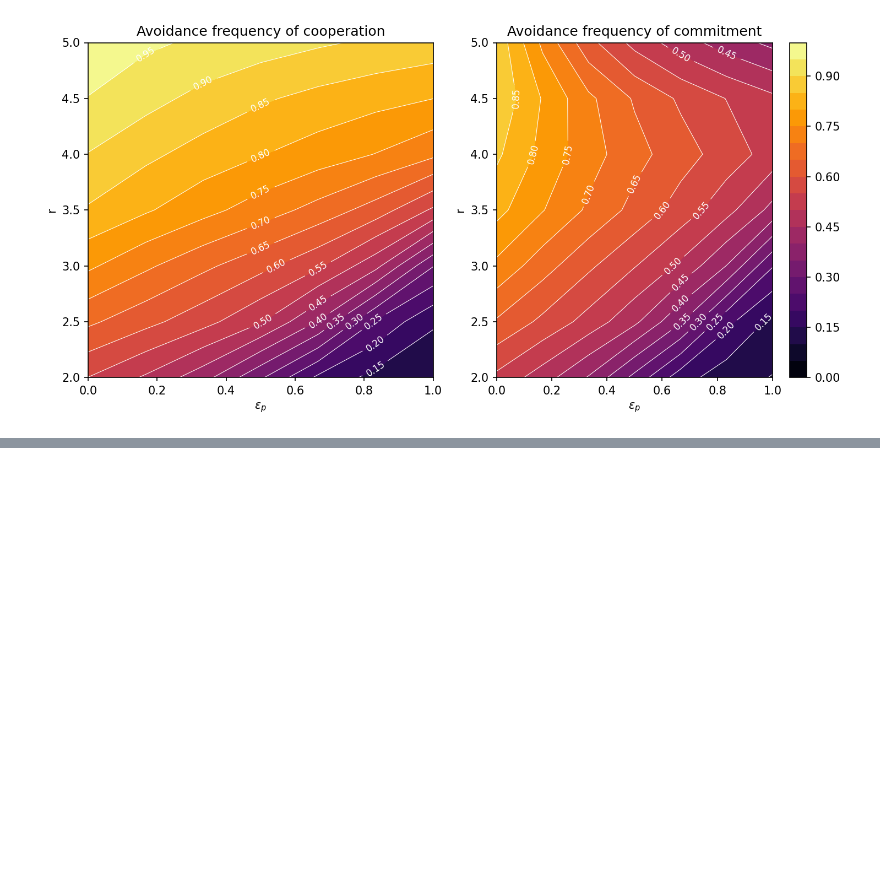
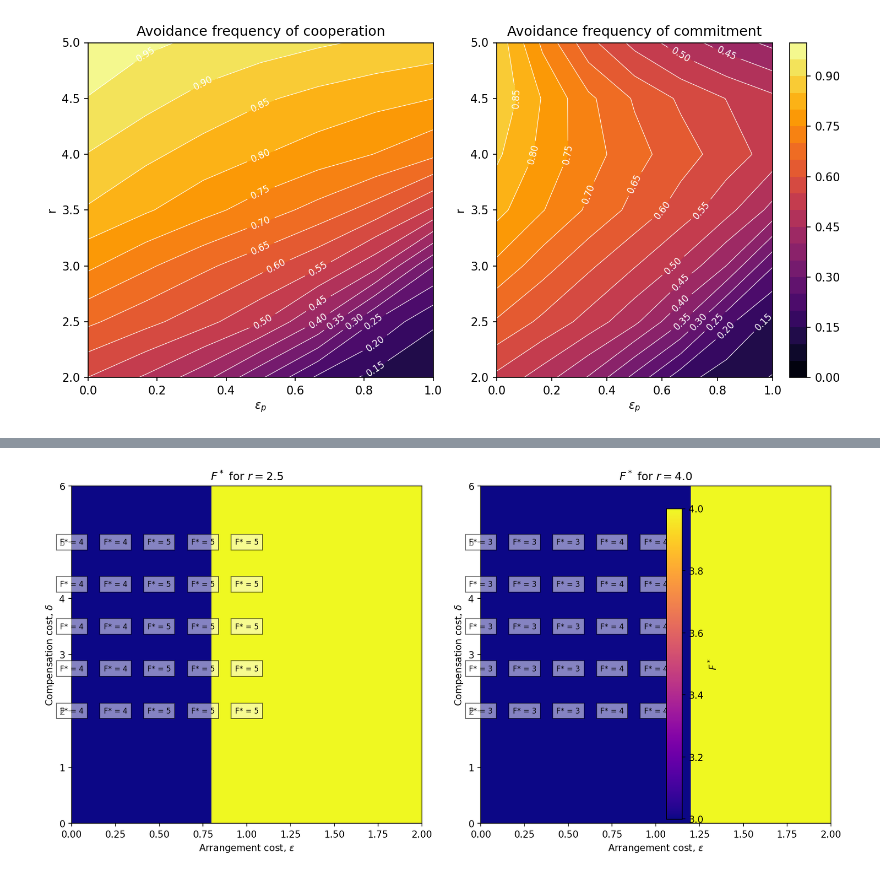
Before and after one commit to Teytey2002/Projet_Learning, a Jupyter notebook: Project.ipynb, the cells around one changed output, grey strips where cells are left out. Cells and saved outputs as stored; diff of their text form; code cells hidden in the pictures; blank space fills up the shorter version.

```diff
--- a/Project.ipynb
+++ b/Project.ipynb
@@ -242,0 +504,36 @@ plt.show()
+# %%
+# Tracer les figures c et d
+fig, axes = plt.subplots(1, 2, figsize=(12, 6), dpi=150)
+
+# Figure c : r = 2.5
+ax = axes[0]
+contour = ax.imshow(optimal_F_r25.T, origin='lower', extent=[0, 2, 0, 6], aspect='auto', cmap='plasma')
+ax.set_xlabel(r'Arrangement cost, $\epsilon$')
+ax.set_ylabel(r'Compensation cost, $\delta$')
+ax.set_title(r'$F^*$ for $r = 2.5$')
+
+# Annotations pour chaque zone
+for i in range(nb_points):
+    for j in range(nb_points):
+        ax.text(eps_values[i], delta_values[j], f"F* = {int(optimal_F_r25[i, j])}",
+                color='black', ha='center', va='center', fontsize=8, bbox=dict(facecolor='white', alpha=0.5))
+
+# Figure d : r = 4.0
+ax = axes[1]
+contour = ax.imshow(optimal_F_r40.T, origin='lower', extent=[0, 2, 0, 6], aspect='auto', cmap='plasma')
+ax.set_xlabel(r'Arrangement cost, $\epsilon$')
+ax.set_ylabel(r'Compensation cost, $\delta$')
+ax.set_title(r'$F^*$ for $r = 4.0$')
+
+# Annotations pour chaque zone
+for i in range(nb_points):
+    for j in range(nb_points):
+        ax.text(eps_values[i], delta_values[j], f"F* = {int(optimal_F_r40[i, j])}",
+                color='black', ha='center', va='center', fontsize=8, bbox=dict(facecolor='white', alpha=0.5))
+
+# Ajouter une barre de couleurs
+fig.colorbar(contour, ax=axes, orientation='vertical', label=r"$F^*$")
+plt.tight_layout()
+plt.show()
+# %% [output]
+[figure, added]
```
Also changed, not shown: parts of 17 cells of this notebook.
